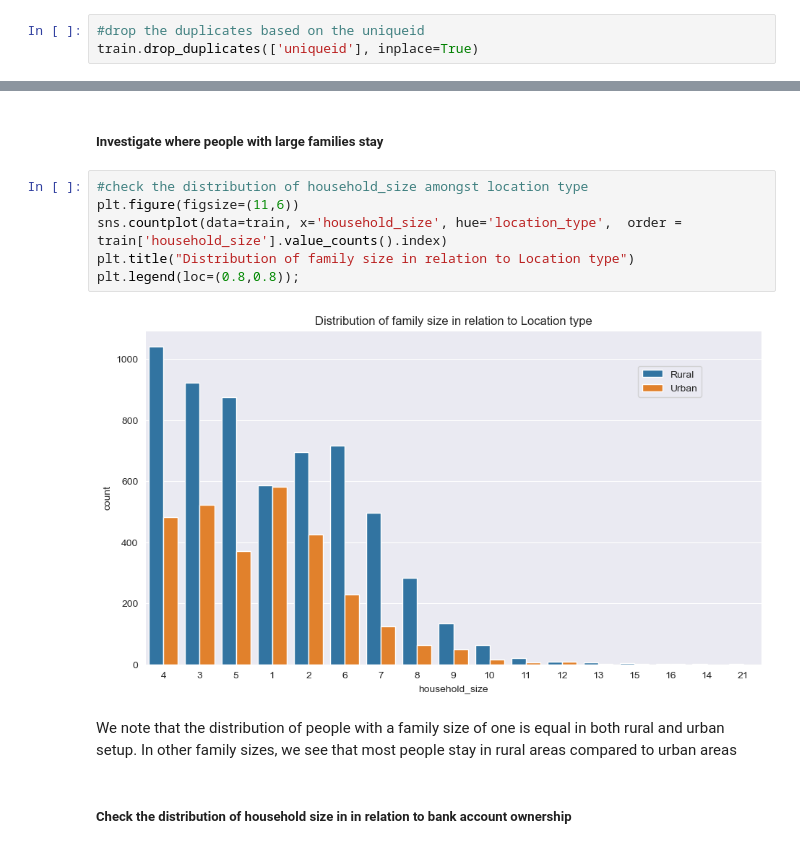
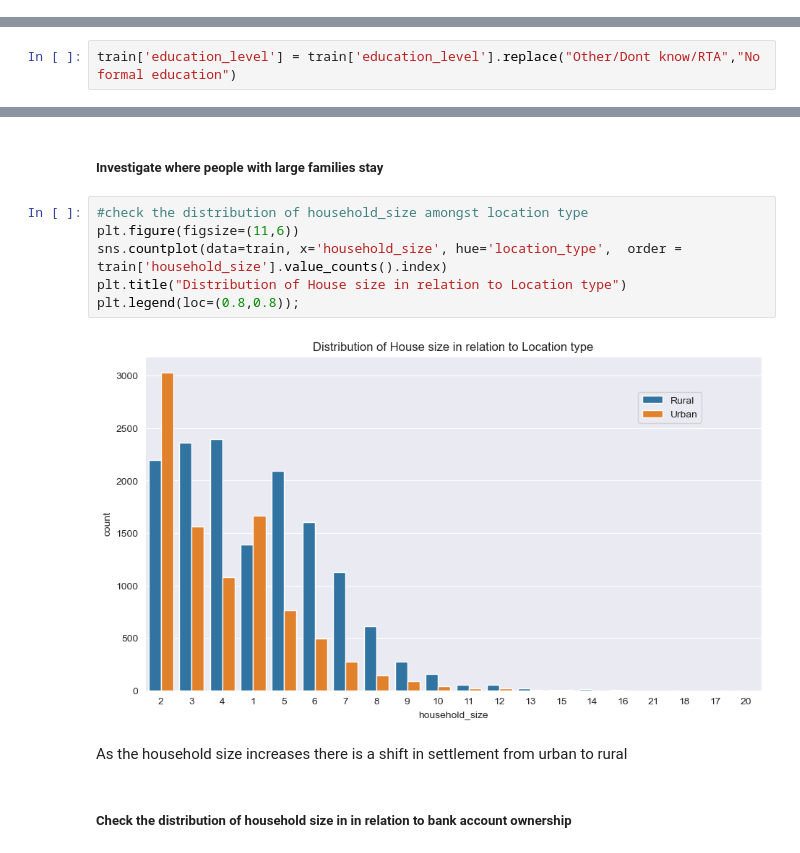
Before and after one commit to penina26/financial-inclusion-africa, a Jupyter notebook: index.ipynb, the cells around one changed output, grey strips where cells are left out. Cells and saved outputs as stored; diff of their text form.

```diff
--- a/index.ipynb
+++ b/index.ipynb
@@ -168,3 +168,0 @@ We notice that we have 14789 duplicate rows based on the uniqueid.We will go ahe
-# %%
-#drop the duplicates based on the uniqueid
-train.drop_duplicates(['uniqueid'], inplace=True)
@@ -339,3 +339,5 @@ Name: education_level, dtype: float64
+# %%
+train['education_level'] = train['education_level'].replace("Other/Dont know/RTA","No formal education")
 # %%
 #check the distribution of education_level in the dataset
 plt.figure(figsize=(11,6))
@@ -504,14 +510,13 @@ We notice that we have a higher number of people with cell phones in the rural a
 # %%
 #check the distribution of household_size amongst location type
 plt.figure(figsize=(11,6))
 sns.countplot(data=train, x='household_size', hue='location_type',  order = train['household_size'].value_counts().index)
-plt.title("Distribution of family size in relation to Location type")
+plt.title("Distribution of House size in relation to Location type")
 plt.legend(loc=(0.8,0.8));
 # %% [output]
-[figure, old version]
+[figure, new version]
 # %% [markdown]
-We note that the distribution of people with a family size of one is equal in both rural and urban setup.
-In other family sizes, we see that most people stay in rural areas compared to urban areas
+As the household size increases there is a shift in settlement from urban to rural
 # %% [markdown]
 ##### Check the distribution of household size in  in relation to bank account ownership
 # %%
```
Also changed, not shown: parts of 69 cells of this notebook.
